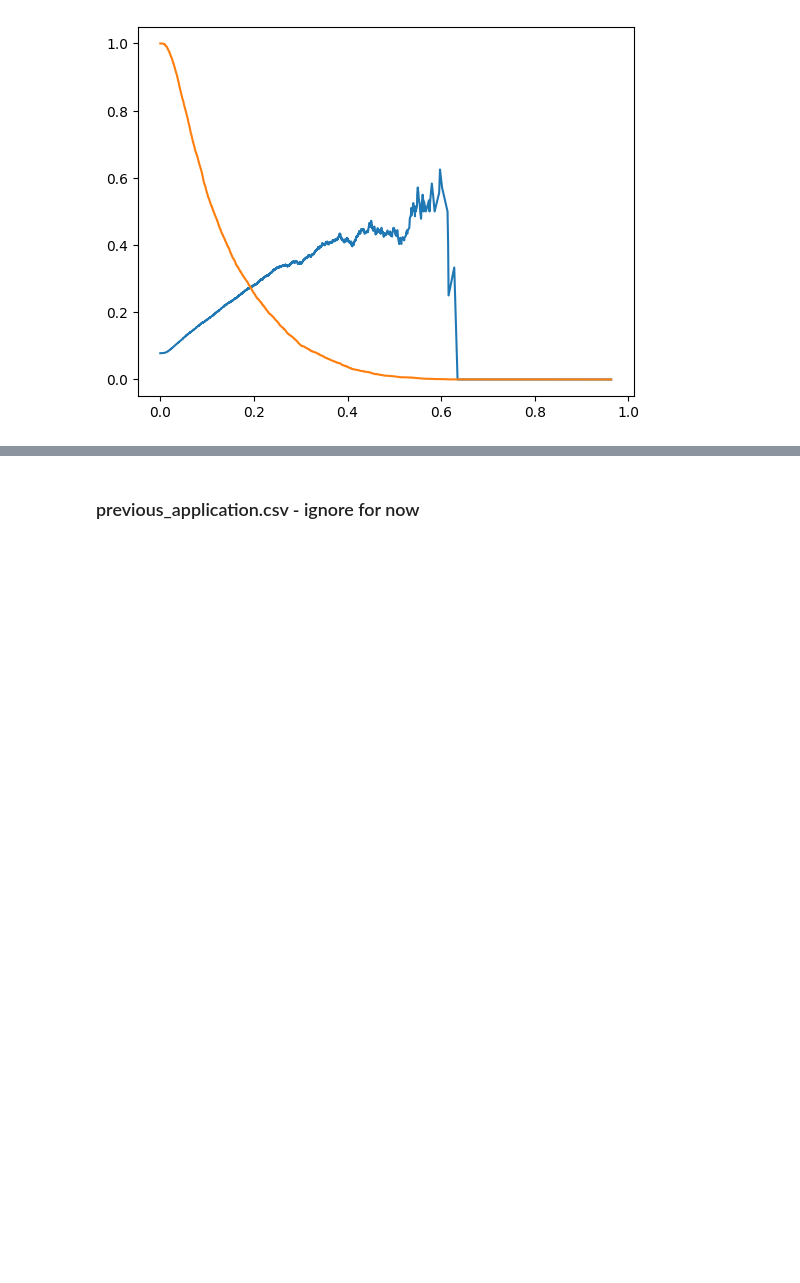
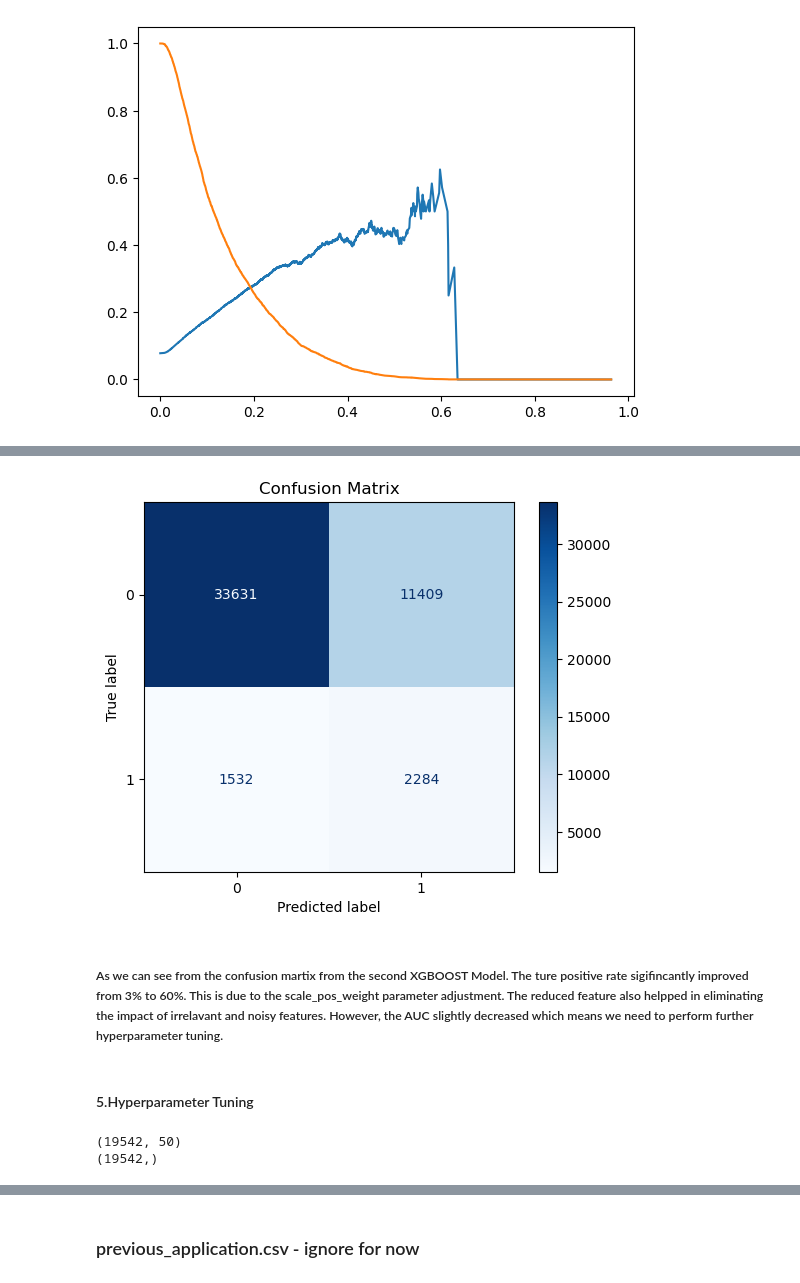
Before and after one commit to wildestdream33/Credit-Risk-Project, a Jupyter notebook: 545_Final_Project.ipynb, the cells around one changed output, grey strips where cells are left out. Saved outputs shown, nothing was run; the diff lists cells and outputs as text; code cells hidden in the pictures; blank space fills up the shorter version.

```diff
--- a/545_Final_Project.ipynb
+++ b/545_Final_Project.ipynb
@@ -934,0 +1086,27 @@ plt.show()
+# %%
+from sklearn.metrics import confusion_matrix, ConfusionMatrixDisplay
+
+# Compute confusion matrix
+conf_matrix = confusion_matrix(y_test, y_pred)
+
+# visualize the confusion matrix
+ConfusionMatrixDisplay(confusion_matrix=conf_matrix, display_labels=xgb_classifier2.classes_).plot(cmap='Blues')
+plt.title('Confusion Matrix')
+plt.show()
+# %% [output]
+[figure, added]
+# %% [markdown]
+##### As we can see from the confusion martix from the second XGBOOST Model. The ture positive rate sigifincantly improved from 3% to 60%. This is due to the scale_pos_weight parameter adjustment. The reduced feature also helpped in eliminating the impact of irrelavant and noisy features. However, the AUC slightly decreased which means we need to perform further hyperparameter tuning.
+# %% [markdown]
+#### 5.Hyperparameter Tuning
+# %%
+# Randomly sample 10% of the data while preserving class distribution
+subset_X_train, _, subset_y_train, _ = train_test_split(
+    X_train_reduced, y_train, test_size=0.9, stratify=y_train, random_state=42
+)
+
+print(subset_X_train.shape)
+print(subset_y_train.shape)
+# %% [output]
+(19542, 50)
+(19542,)
```
Also changed, not shown: parts of 30 cells of this notebook.
